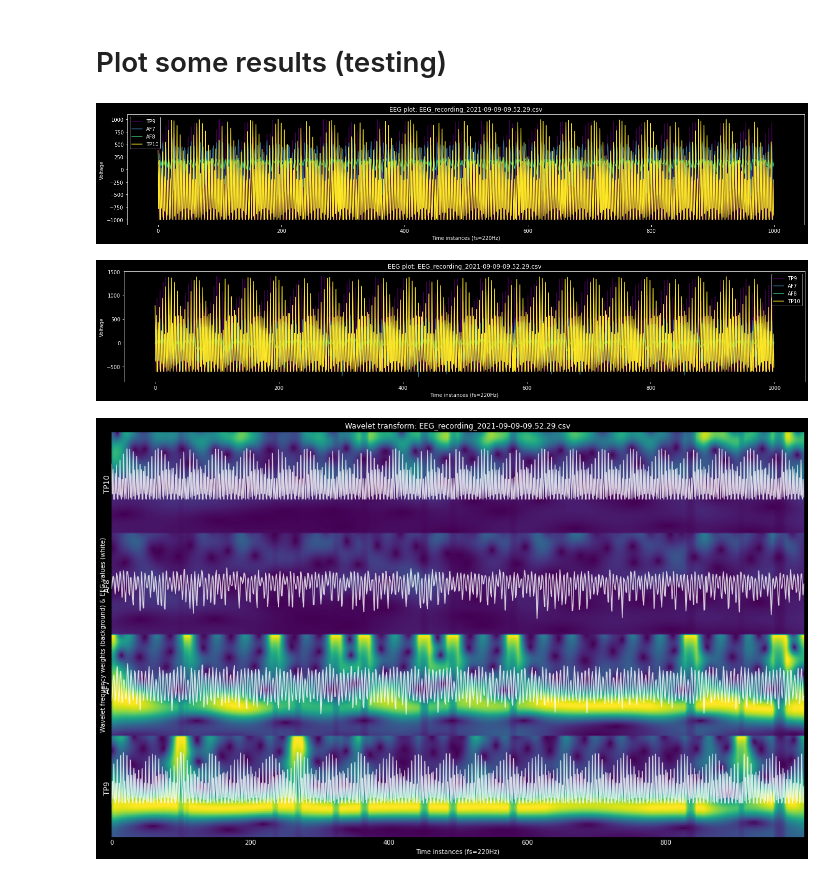
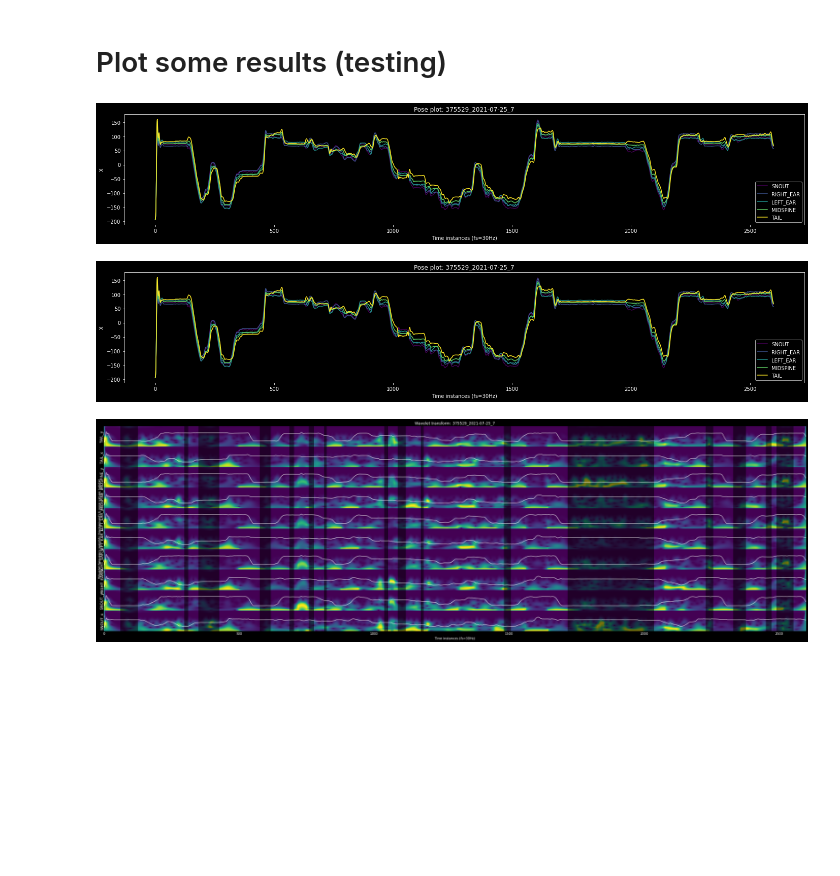
Before and after one commit to JoaoCampagnolo/behaving_ratatouille, a Jupyter notebook: scripts/behav_clustering.ipynb, the cells around one changed output. Drawn from its saved outputs; the diff is of its cells as text; code cells hidden in the pictures; blank space fills up the shorter version.

```diff
--- a/scripts/behav_clustering.ipynb
+++ b/scripts/behav_clustering.ipynb
@@ -125,7 +26,8 @@ print(eeg_paths)
 # %%
-train_dataset = BehavPreprocess(eeg_paths, ti=10000, tf=11000, samp_rate=220, min_frequency=3, max_frequency=20,
-                                num_channels=50, bound_len=50, smooth=True, mean_center=True, normalize=True,
-                                no_bounds=True, dump_rest=False)
+data_root_dir = behav_annotation.train_dir
+train_dataset = BehavPreprocess(data_root_dir, ti=20000, tf=22600, samp_rate=30, min_frequency=1, max_frequency=15,
+                                num_channels=20, bound_len=50, smooth=True, mean_center=True, normalize=True,
+                                no_bounds=True, dump_rest=False, cut_data=True)
 train_data = train_dataset.preprocess_data
 experiment = {'Preprocess':train_dataset.preprocess_dict}
 # %% [output]
@@ -152,8 +49,9 @@ Preprocessed masked data shape: (200, 1800)
 # %% [markdown]
 # Dimensionality Reduction
 # %%
-# Techniques: kernel_PCA=0, t_SNE=1, Par_tsne=2, Par_tsne2=3, Isomap=4, Umap=5, Par_Umap=6, PCA=7 || 2,5&6 NOT WORKING.
-low_dim = DimReduction(train_data.copy(), None, technique=1, tsne_perplexity=25, n_iter=1000)
+# Techniques: kernel_PCA=0, t_SNE=1, Par_tsne=2, Par_tsne2=3, Isomap=4, Umap=5, Par_Umap=6, PCA=7 || 2,3,5&6 FIXME.
+low_dim = DimReduction(train_data.copy(), None, technique=1, tsne_perplexity=50, n_iter=1000,
+                       learning_rate=500, method='exact', metric='entropy', verbose=1)
 data_embed = low_dim.data_embed
 experiment['Embedding'] = low_dim.embedding_dict
 # %% [output]
@@ -164,7 +69,7 @@ Dimensionality reduction completed. Time elapsed: 9.614360094070435 seconds
 # Segmentation of low dimensional space
 # %%
 # Techniques: Watershed=0, GMM=1, HDBSCAN=2, HAC=3, random=4
-clustering = Segmentation(data_embed, technique=3, xmax=1200, ymax=1200, mesh_mag=2)
+clustering = Segmentation(data_embed, technique=1, xmax=1200, ymax=1200, mesh_mag=2)
 clust_labels = clustering.clust_labels
 experiment['Clustering'] = clustering.clustering_dict
 # %% [output]
@@ -174,7 +79,7 @@ Clustering completed. Time elapsed: 0.12362170219421387 seconds
 # %% [markdown]
 # Store results
 # %%
-save_path = store_results(experiment,'/Users/joaohenrique/Documents/Clusterolo/NEVARO_behavior/behav_results',
+save_path = store_results(experiment,"C:\\Users\\jhflc\\OneDrive\\Documentos\\Projects\\KI_article\\results",
                           start_time)
 # %% [markdown]
 # Plot some results (testing)
@@ -237,18 +156,19 @@ def plot_embedding2D(data_embed, frame_amps, save_path, file_names, embed_algs,
     plt.savefig(save_path+'/'+file_name+'.png')
 #     plt.show()
 # %%
-plot_EEGs(train_dataset.exp_eeg_list, train_dataset.electrodes, save_path,
-          train_dataset.samp_rate, file_names, experiment=0, file_name='EEG_plot', fig_sz=(24,4))
+plot_pose(train_dataset.pts2d_exp_list, save_path, train_dataset.samp_rate, behav_annotation.train_dir,
+          experiment=0, file_name='2dpose_plot', fig_sz=(24,4))
 # %% [output]
-[figure, old version]
+[figure, new version]
 # %%
-plot_EEGs(train_dataset.smooth_exp_list, train_dataset.electrodes, save_path,
-          train_dataset.samp_rate, file_names, experiment=0, file_name='smooth_eeg_plot', fig_sz=(24,4))
+plot_pose(train_dataset.f_pts2d_exp_list, save_path, train_dataset.samp_rate, behav_annotation.train_dir,
+          experiment=0, file_name='2d_pose_smooth', fig_sz=(24,4))
 # %% [output]
-[figure, old version]
+[figure, new version]
 # %%
-plot_wavelets(train_dataset.wav_exp_list, train_dataset.exp_eeg_list, file_names, train_dataset.electrodes,
-              train_dataset.num_channels, train_dataset.samp_rate, save_path, experiment=0, fig_sz=(20,12))
+plot_wavelets(train_dataset.wav_exp_list, train_dataset.f_pts2d_exp_list, behav_annotation.train_names,
+              train_dataset.mouse_points, train_dataset.num_channels, train_dataset.samp_rate, save_path,
+              experiment=0, fig_sz=(40,12), show_rest=True, rest_mask=train_dataset.preprocess_dict['Data']['Rest_mask'])
 # %% [output]
-[figure, old version]
+[figure, new version]
 # %%
```
Also changed, not shown: parts of 13 cells of this notebook, 10 other files.
